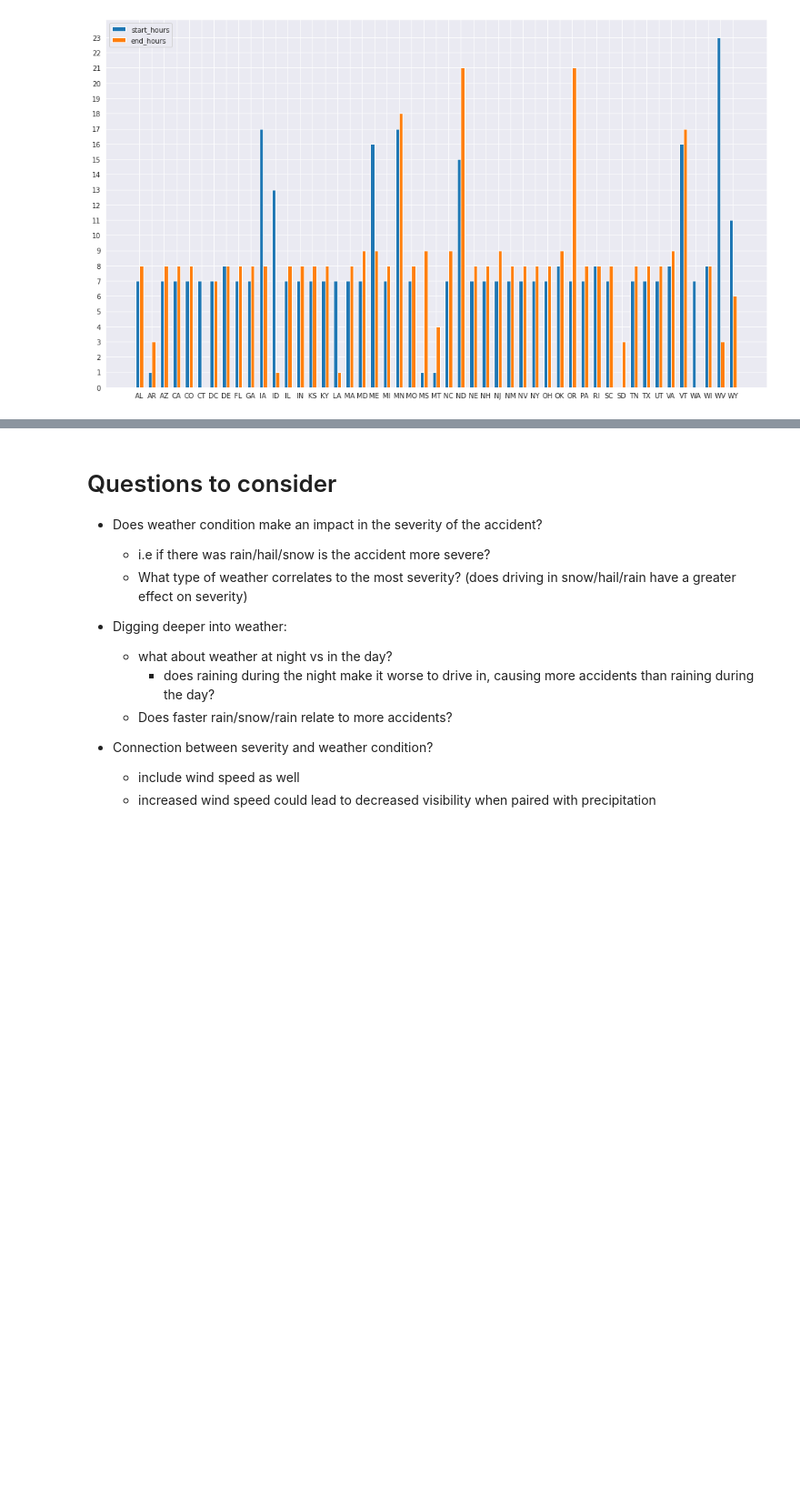
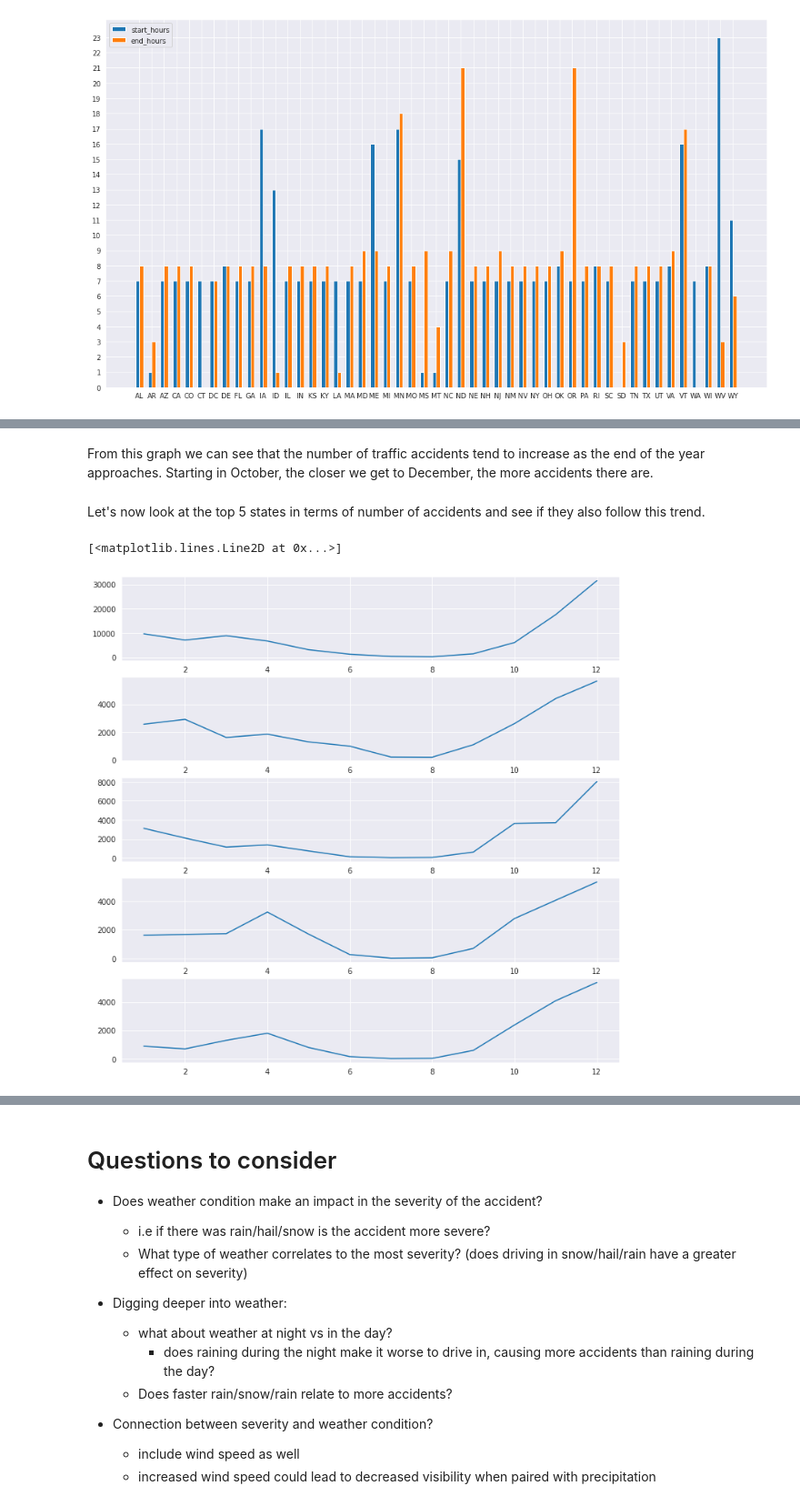
Before and after one commit to lodi-m/US-Traffic-Accidents-Analysis, a Jupyter notebook: EDA_us_accidents.ipynb, the cells around one changed output, grey strips where cells are left out. Shown: that part at 91% size. Saved outputs shown, nothing was run; the diff lists cells and outputs as text; code cells hidden in the pictures; blank space fills up the shorter version.

```diff
--- a/EDA_us_accidents.ipynb
+++ b/EDA_us_accidents.ipynb
@@ -348,3 +363,17 @@ plt.show()
+# %% [markdown]
+From this graph we can see that the number of traffic accidents tend to increase as the end of the year approaches. Starting in October, the closer we get to December, the more accidents there are.
+# %% [markdown]
+Let's now look at the top 5 states in terms of number of accidents and see if they also follow this trend.
+# %%
+fig, ax = plt.subplots(5, figsize=(12,12))
+ax[0].plot(holiday_df[holiday_df['State'] == 'CA'].groupby('month')['ID'].count())
+ax[1].plot(holiday_df[holiday_df['State'] == 'OR'].groupby('month')['ID'].count())
+ax[2].plot(holiday_df[holiday_df['State'] == 'MN'].groupby('month')['ID'].count())
+ax[3].plot(holiday_df[holiday_df['State'] == 'NY'].groupby('month')['ID'].count())
+ax[4].plot(holiday_df[holiday_df['State'] == 'PA'].groupby('month')['ID'].count())
+# %% [output]
+[<matplotlib.lines.Line2D at 0x...>]
+[figure, added]
 # %% [markdown]
 - [ ] initial analysis
   - [x] how many accidents per state
```
Also changed, not shown: parts of 12 cells of this notebook.
